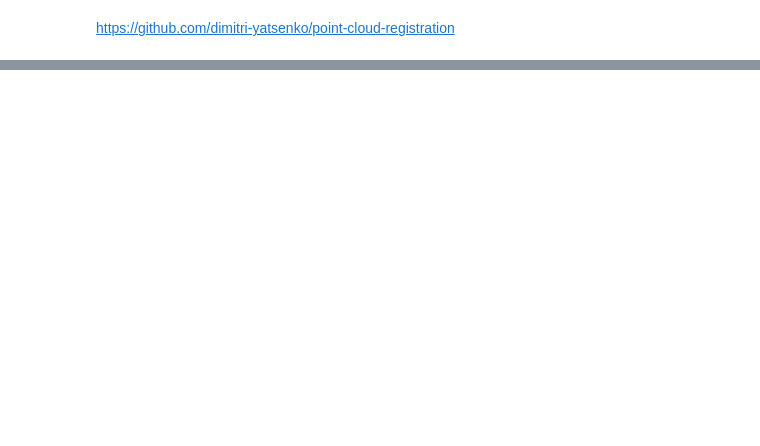
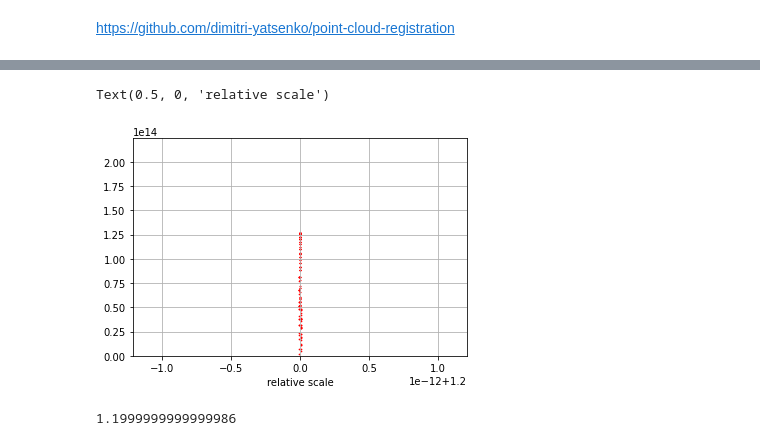
Before and after one commit to datajoint/point-cloud-registration, a Jupyter notebook: Clouds.ipynb, the cells around one changed output, grey strips where cells are left out. Cells and saved outputs as stored; diff of their text form; code cells hidden in the pictures; blank space fills up the shorter version.

```diff
--- a/Clouds.ipynb
+++ b/Clouds.ipynb
@@ -73,21 +84,36 @@ ix = ~np.isinf(distances)
 distances = distances[ix]
 matches = np.stack(matches[ix])[:,0]
 pcr.select_tetras(tetras2, ix)
+# %%
+# eliminate matches with large disparities
+min_disparity = np.array([
+    pcr.min_disparity(c1, c2)
+    for c1, c2 in zip(
+        tetras1['norm_coords'][matches],
+        tetras2['norm_coords'])]) < 0.01
+
+matches = matches[ix]
+pcr.select_tetras(tetras2, ix)
 # %%
-# vote based on size
+# vote based on scale
 N1 = tetras1['norms']
 N2 = tetras2['norms']
 
 scale = N1[matches][:,0,0] / N2[:,0,0]
-plt.hist(scale,40,density=True)
+plt.hist(scale, 100, density=True)
 
 density = gaussian_kde(scale)(scale)
 mode = scale[np.argmax(density)]
 
 plt.scatter(scale, density, s=0.5, c='r')
 plt.grid(True)
 plt.xlabel('relative scale')
-
-mode
+# %% [output]
+Text(0.5, 0, 'relative scale')
+[figure, added]
+# %%
+mode
+# %% [output]
+1.1999999999999986
 # %%
 # remove matches with other scales
```
Also changed, not shown: parts of 14 cells of this notebook, 4 other files.
